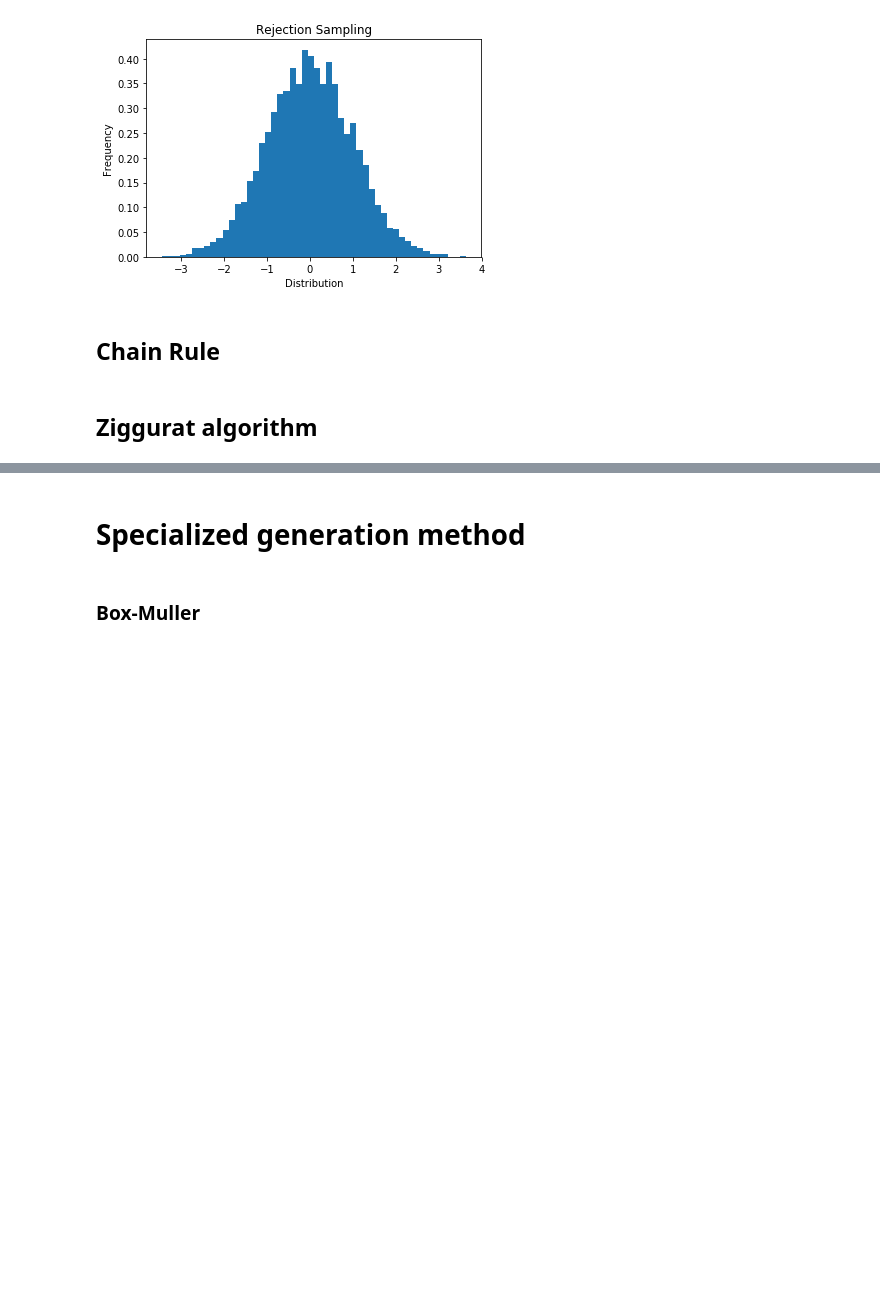
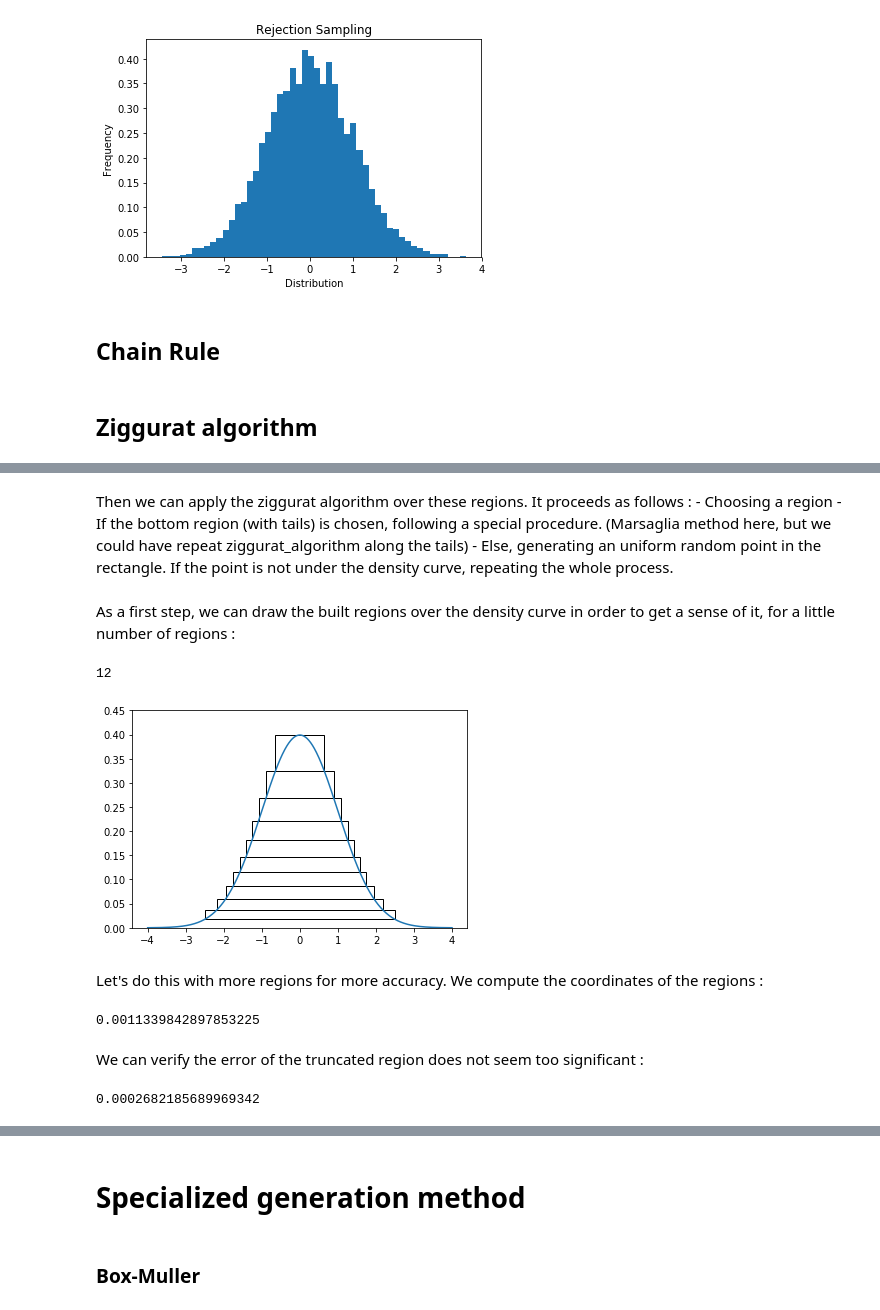
Before and after one commit to Tuxae/Monte-Carlo, a Jupyter notebook: 01-Simulation of Non-Uniform distribution.ipynb, the cells around one changed output, grey strips where cells are left out. Drawn from its saved outputs; the diff is of its cells as text; code cells hidden in the pictures; blank space fills up the shorter version.

Commit message:
Ziggurat Algorithm

```diff
--- a/01-Simulation of Non-Uniform distribution.ipynb
+++ b/01-Simulation of Non-Uniform distribution.ipynb
@@ -118,0 +106,18 @@ plt.plot(interval,fx)
+# %%
+y_max = 1/math.sqrt(2*math.pi)
+
+def normal_density(t):
+    """
+    This function is the probability density of the normal distribution
+    Args:
+    - t (float)
+    """
+    return y_max*math.exp(-(t**2)/2)
+
+def inverse_normal_density(u):
+    """
+    This function is the inverse probability density of the normal distribution
+    Args:
+    - u (float) : between 0 and 1/sqrt(2PI)
+    """
+    return math.sqrt(-2*math.log(math.sqrt(2*math.pi)*u))
@@ -118,0 +173,5 @@ plt.plot(interval,fx)
+# %% [markdown]
+Then we can apply the ziggurat algorithm over these regions. It proceeds as follows :
+    - Choosing a region
+    - If the bottom region (with tails) is chosen, following a special procedure. (Marsaglia method here, but we could have repeat ziggurat_algorithm along the tails)
+    - Else, generating an uniform random point in the rectangle. If the point is not under the density curve, repeating the whole process.
@@ -118,0 +206,31 @@ plt.plot(interval,fx)
+# %% [markdown]
+As a first step, we can draw the built regions over the density curve in order to get a sense of it, for a little number of regions :
+# %%
+x,y = compute_x_y(2.5)
+len(x)
+# %% [output]
+12
+# %%
+fig,ax = plt.subplots(1)
+
+for i in range(1,len(x)-1):
+    ax.add_patch(
+        patches.Rectangle(
+            xy=(-x[i], y[i]),
+            width=2*x[i],
+            height=y[i+1]-y[i],
+            linewidth=1,
+            fill=False
+        )
+    )
+
+x_values = np.linspace(-4,4,1000)
+normal_density_values = [normal_density(i) for i in x_values]
+
+plt.ylim(0,0.45)
+plt.plot(x_values, normal_density_values)
+plt.show()
+# %% [output]
+[figure, added]
+# %% [markdown]
+Let's do this with more regions for more accuracy. We compute the coordinates of the regions :
@@ -118,0 +239,10 @@ plt.plot(interval,fx)
+# %%
+area_by_region(x,y)
+# %% [output]
+0.0011339842897853225
+# %% [markdown]
+We can verify the error of the truncated region does not seem too significant :
+# %%
+error_for_top_region(x,y)
+# %% [output]
+0.0002682185689969342
```
Also changed, not shown: parts of 10 cells of this notebook.
